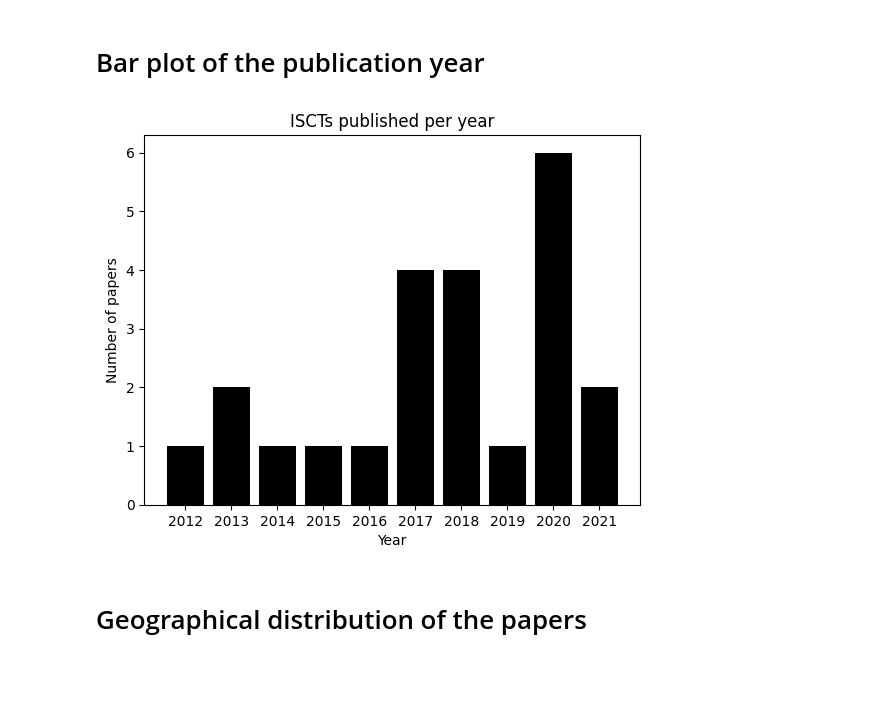
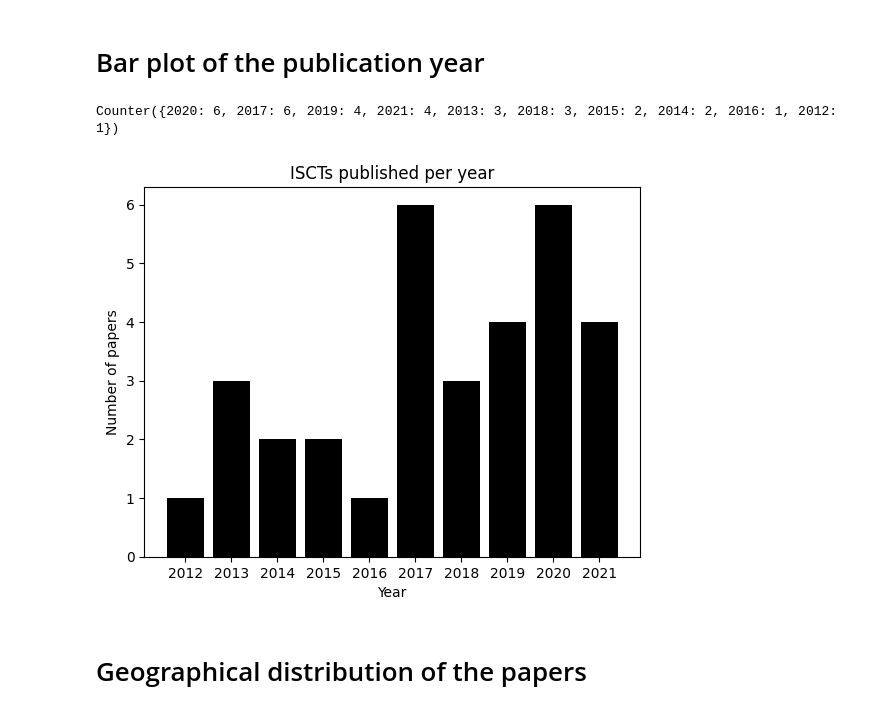
Before and after one commit to crisrogo/ISCTs_review, a Jupyter notebook: figures.ipynb, the cells around one changed output. Saved outputs shown, nothing was run; the diff lists cells and outputs as text; code cells hidden in the pictures; blank space fills up the shorter version.

```diff
--- a/figures.ipynb
+++ b/figures.ipynb
@@ -3,50 +37,31 @@
 # %%
 from collections import Counter
 import matplotlib.pyplot as plt
 
-# Define the data
-data = {'Burkhardt': 2018,
-        'Huntjens': 2018,
-        'Yu': 2020,
-        'Das': 2017,
-        'Chikhani': 2016,
-        'Elkins': 2013,
-        'Margara': 2021,
-        'Passini': 2017,
-       'Krogh-Madsen': 2017,
-       'Luongo': 2021,
-       'Cao': 2020,
-       'Ren': 2012,
-       'Wei': 2020,
-       'Javadzadegan': 2018,
-       'Glinka': 2015,
-       'Restrepo': 2014,
-       'Strocchi': 2020,
-       'Jones': 2017,
-       'Naci': 2019,
-       'Haller': 2020,
-       'Krause': 2018,
-       'Hong': 2013,
-       'Zheng': 2020}
+all_years = []
+
+for paper in original_data:
+    all_years.append(paper['year'])
 
 # Count the number of papers per year
-papers_per_year = Counter(data.values())
+papers_per_year = Counter(all_years)
 
 # Create the bar chart
 plt.bar(papers_per_year.keys(), papers_per_year.values(), color='black')
 
 # Add labels and title
 plt.xlabel('Year')
 plt.ylabel('Number of papers')
 plt.title('ISCTs published per year')
 
 # Set the x-ticks to show all the years
 plt.xticks(range(min(papers_per_year.keys()), max(papers_per_year.keys())+1))
 
 # Show the chart
 plt.show()
 # %% [output]
+Counter({2020: 6, 2017: 6, 2019: 4, 2021: 4, 2013: 3, 2018: 3, 2015: 2, 2014: 2, 2016: 1, 2012: 1})
-[figure, old version]
+[figure, new version]
 # %% [markdown]
 # Geographical distribution of the papers
 # %%
```
Also changed, not shown: parts of 23 cells of this notebook.
